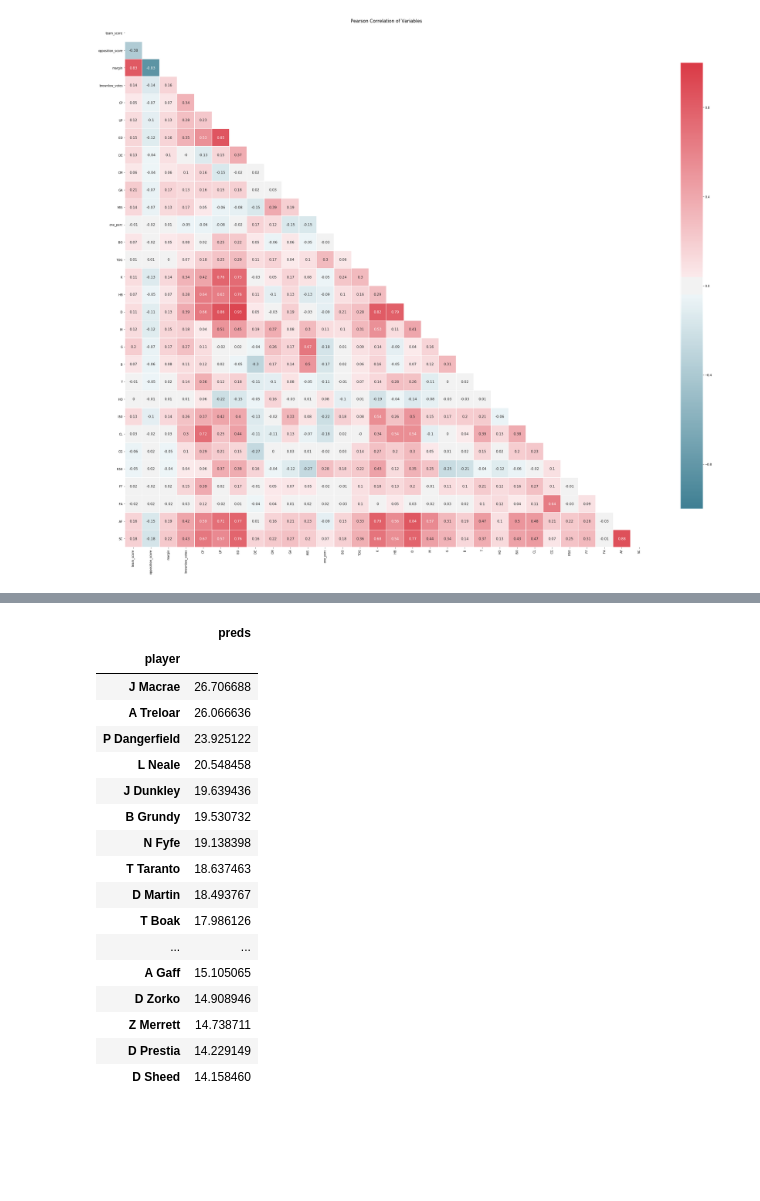
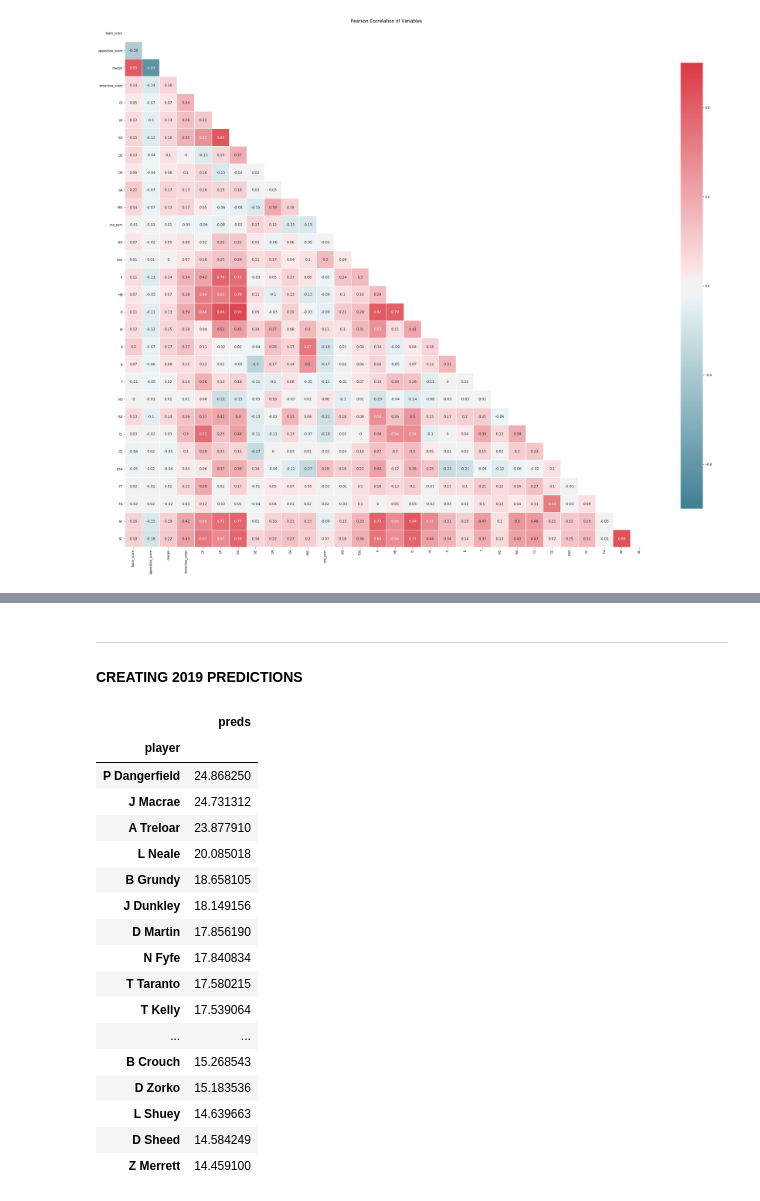
Before and after one commit to dstatz/Brownlow-Datathon, a Jupyter notebook: brownlow-predict.ipynb, the cells around one changed output, grey strips where cells are left out. Cells and saved outputs as stored; diff of their text form; code cells hidden in the pictures; blank space fills up the shorter version.

```diff
--- a/brownlow-predict.ipynb
+++ b/brownlow-predict.ipynb
@@ -9,7 +9,7 @@ pd.set_option('display.max_columns', None)
 
 brownlow = pd.read_csv("brownlow_datathon_data.csv")
 brownlow = brownlow.drop(columns="Unnamed: 0")
-brownlow['date'] = pd.to_datetime(df['date'], format="%d/%m/%Y")
+brownlow['date'] = pd.to_datetime(brownlow['date'], format="%d/%m/%Y")
 
 # get non 2018 data for testing
 
@@ -70,6 +70,8 @@ corr = df[features].corr()
 corr_cols = corr.abs().loc[:,corr["brownlow_votes"] > 0.3].columns[1:]
 #feat_cols = [col for col in corr_cols if col != "brownlow_votes"]
 feat_cols = [col for col in features if col != "brownlow_votes"]
+feat_cols.remove("team_score")
+feat_cols.remove("opposition_score")
 # %%
 feat_cols
 # %% [output]
@@ -107,0 +192,11 @@ y_test = test['brownlow_votes']
+# %%
+# save best params (from 2018 testing)
+
+params = {
+    'learning_rate': 0.5831801641952704,
+    'max_depth': 11,
+    'min_child_samples': 1668,
+    'num_leaves': 83,
+    'reg_alpha': 0.1587636489101374,
+    'reg_lambda': 0.12186942631908809
+}
@@ -142,3 +363,6 @@ results.head()
+# %% [markdown]
+---
+#### CREATING 2019 PREDICTIONS
 # %%
 # predictions for 2019
 
@@ -148,47 +372,52 @@ val_test = brownlow[brownlow['season'] == 2019]
 X_val_train = val_train[feat_cols]
 y_val_train = val_train['brownlow_votes']
 
 X_val_test = val_test[feat_cols]
 
 # Scale features
 scaler = StandardScaler()
 X_val_train_scaled = scaler.fit_transform(X_val_train)
 X_val_test_scaled = scaler.transform(X_val_test)
 
 # Instantiate and fit model
-lgb_reg = lgb.LGBMRegressor()
+lgb_reg = lgb.LGBMRegressor(**params)
 lgb_reg.fit(X_val_train_scaled, y_val_train)
 #lgb_reg.fit(X_val_train, y_val_train)
 
 # Create predictions
 val_preds = lgb_reg.predict(X_val_test_scaled)
 #preds = lgb_reg.predict(X_test)
 
 preds_v3 = pd.DataFrame({
     'preds': val_preds
 })
 
 val = val_test[['player']].reset_index(drop=True)
 val = val.join(preds_v3)
+
+
+
 val = val.groupby('player')[['preds']].sum().sort_values('preds', ascending=False)
 
+val[val['preds'] < 0] = 0
+
 val.head(20)
 # %% [output]
 |  | preds |
 | player |  |
-| J Macrae | 26.706688 |
-| A Treloar | 26.066636 |
-| P Dangerfield | 23.925122 |
-| L Neale | 20.548458 |
-| J Dunkley | 19.639436 |
-| B Grundy | 19.530732 |
-| N Fyfe | 19.138398 |
-| T Taranto | 18.637463 |
-| D Martin | 18.493767 |
-| T Boak | 17.986126 |
+| P Dangerfield | 24.868250 |
+| J Macrae | 24.731312 |
+| A Treloar | 23.877910 |
+| L Neale | 20.085018 |
+| B Grundy | 18.658105 |
+| J Dunkley | 18.149156 |
+| D Martin | 17.856190 |
+| N Fyfe | 17.840834 |
+| T Taranto | 17.580215 |
+| T Kelly | 17.539064 |
 | ... | ... |
-| A Gaff | 15.105065 |
-| D Zorko | 14.908946 |
-| Z Merrett | 14.738711 |
-| D Prestia | 14.229149 |
-| D Sheed | 14.158460 |
+| B Crouch | 15.268543 |
+| D Zorko | 15.183536 |
+| L Shuey | 14.639663 |
+| D Sheed | 14.584249 |
+| Z Merrett | 14.459100 |
```
Also changed, not shown: parts of 21 cells of this notebook, 2 other files.
